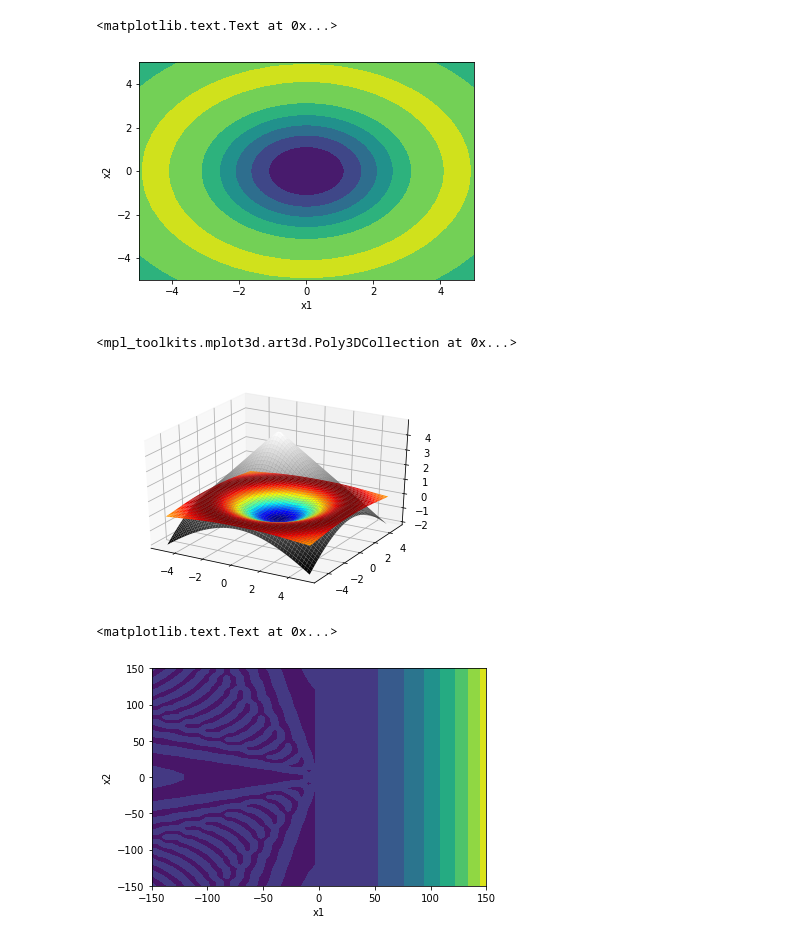
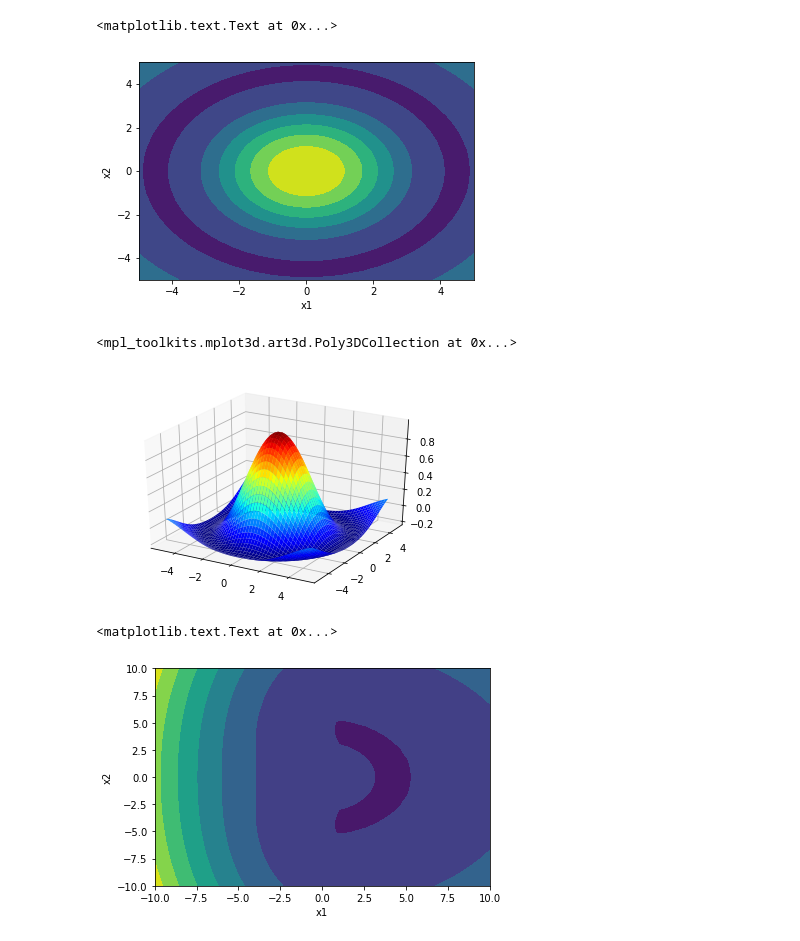
Before and after one commit to LemurPwned/Fundamentals-of-optimization, a Jupyter notebook: Optimization with constraints.ipynb, the cells around one changed output. Saved outputs shown, nothing was run; the diff lists cells and outputs as text; code cells hidden in the pictures.

```diff
--- a/Optimization with constraints.ipynb
+++ b/Optimization with constraints.ipynb
@@ -12,19 +12,19 @@ def constraint3(x1, x2, a):
 # %%
 def function(x1, x2):
-    return (-1)*np.sin(np.pi*(np.sqrt((x1/np.pi)**2 + (x2/np.pi)**2)))\
+    return np.sin(np.pi*(np.sqrt((x1/np.pi)**2 + (x2/np.pi)**2)))\
             /(np.pi*np.sqrt((x1/np.pi)**2 + (x2/np.pi)**2))
 
 x1 = np.linspace(-5,5)
 x2 = np.linspace(-5,5)
 
 x1v, x2v = np.meshgrid(x1,x2)
 z = function(x1v, x2v)
 plt.contourf(x1v,x2v,z)
 plt.xlabel('x1')
 plt.ylabel('x2')
 # %% [output]
 <matplotlib.text.Text at 0x...>
-[figure, old version]
+[figure, new version]
 # %%
 from mpl_toolkits.mplot3d import Axes3D
 from matplotlib import cm
@@ -34,21 +34,19 @@ c3 = constraint3(x1v, x2v, 5)
 plt.figure()
 ax = plt.subplot(111, projection='3d')
 ax.plot_surface(x1v,x2v,z, cmap=cm.jet)
-
-ax.plot_surface(x1v, x2v, c3, cmap=cm.gray)
 # %% [output]
 <mpl_toolkits.mplot3d.art3d.Poly3DCollection at 0x...>
-[figure, old version]
+[figure, new version]
 # %%
 def constrained_function(x1, x2, c):
-    return ((-1)*np.sin(np.pi*(np.sqrt((x1/np.pi)**2 + (x2/np.pi)**2)))\
-            /(np.pi*np.sqrt((x1/np.pi)**2 + (x2/np.pi)**2))) + \
+    return np.sin(np.pi*(np.sqrt((x1/np.pi)**2 + (x2/np.pi)**2)))\
+            /(np.pi*np.sqrt((x1/np.pi)**2 + (x2/np.pi)**2)) + \
             c*np.maximum(0, constraint1(x1))**2 + \
             c*np.maximum(0, constraint2(x1))**2 + \
             c*np.maximum(0, constraint3(x1,x2, 5))**2
 
-x1 = np.linspace(-150,150)
-x2 = np.linspace(-150,150)
+x1 = np.linspace(-10,10)
+x2 = np.linspace(-10,10)
 
 x1v, x2v = np.meshgrid(x1,x2)
 
@@ -58,7 +56,7 @@ plt.xlabel('x1')
 plt.ylabel('x2')
 # %% [output]
 <matplotlib.text.Text at 0x...>
-[figure, old version]
+[figure, new version]
 # %%
 from mpl_toolkits.mplot3d import Axes3D
 from matplotlib import cm
```
Also changed, not shown: parts of 21 cells of this notebook, 2 other files.
